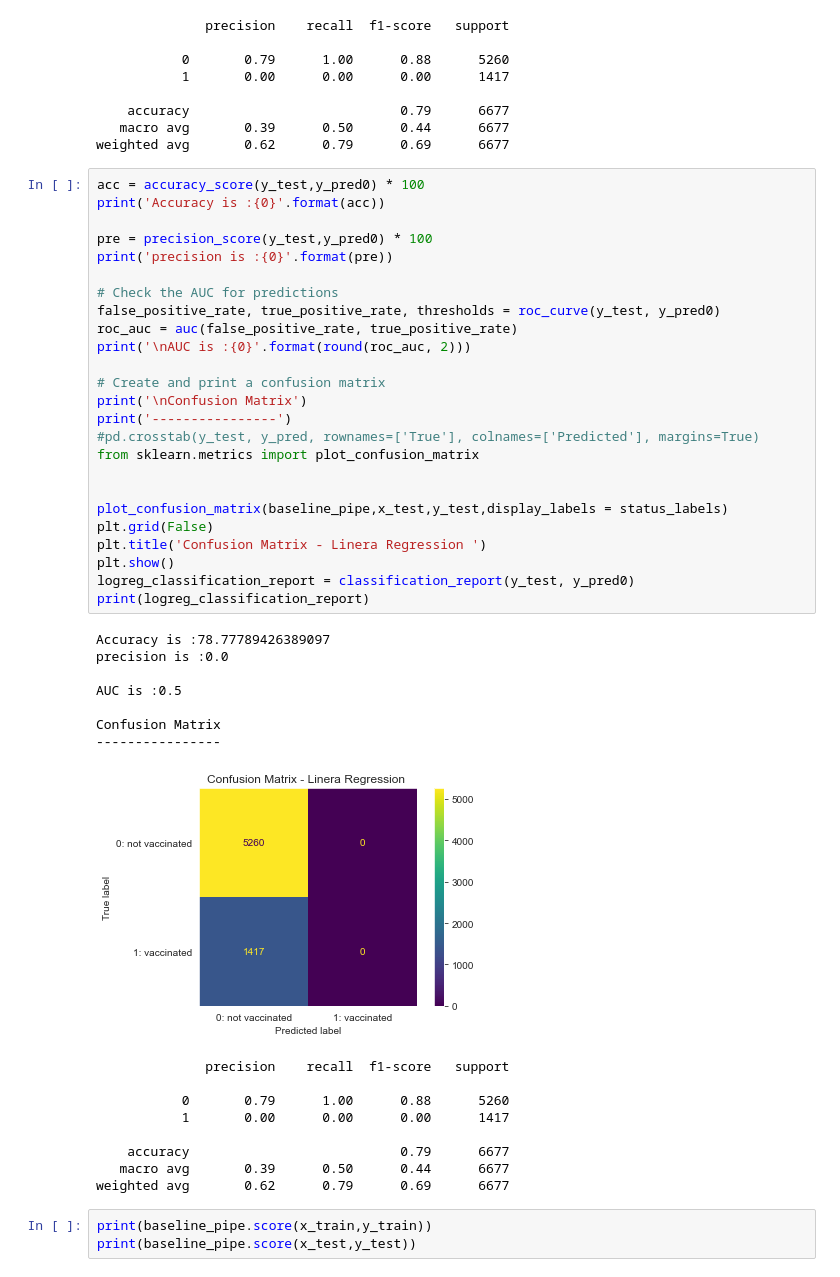
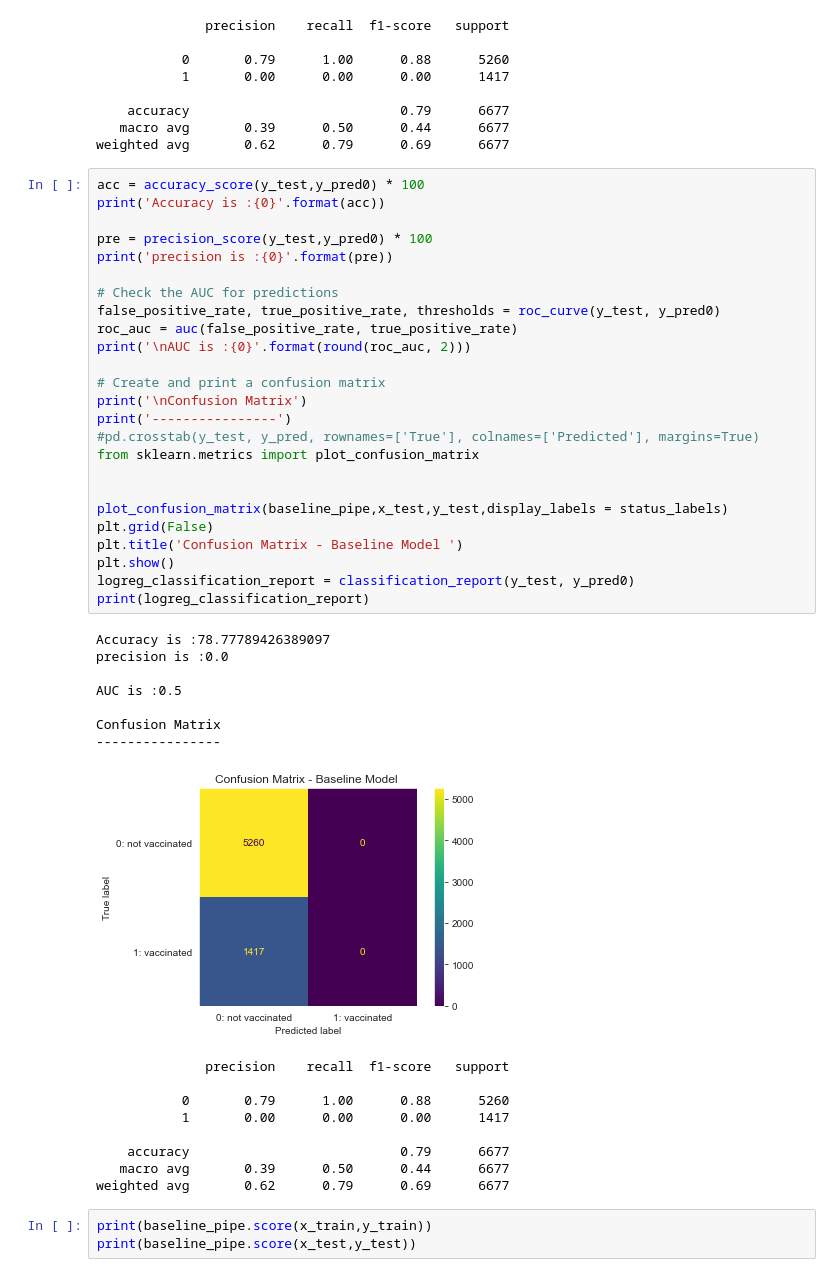
Before and after one commit to seekpinky/dsc-phase-3-project, a Jupyter notebook: Flatiron_phase3_project/Project3_final_draft.ipynb, the cells around one changed output. Cells and saved outputs as stored; diff of their text form.

```diff
--- a/Flatiron_phase3_project/h1n1_all_models_done_need_write_up.ipynb
+++ b/Flatiron_phase3_project/Project3_final_draft.ipynb
@@ -632,35 +640,35 @@ acc = accuracy_score(y_test,y_pred0) * 100
 print('Accuracy is :{0}'.format(acc))
 
 pre = precision_score(y_test,y_pred0) * 100
 print('precision is :{0}'.format(pre))
 
 # Check the AUC for predictions
 false_positive_rate, true_positive_rate, thresholds = roc_curve(y_test, y_pred0)
 roc_auc = auc(false_positive_rate, true_positive_rate)
 print('\nAUC is :{0}'.format(round(roc_auc, 2)))
 
 # Create and print a confusion matrix
 print('\nConfusion Matrix')
 print('----------------')
 #pd.crosstab(y_test, y_pred, rownames=['True'], colnames=['Predicted'], margins=True)
 from sklearn.metrics import plot_confusion_matrix
 
 
 plot_confusion_matrix(baseline_pipe,x_test,y_test,display_labels = status_labels)
 plt.grid(False)
-plt.title('Confusion Matrix - Linera Regression ')
+plt.title('Confusion Matrix - Baseline Model ')
 plt.show()
 logreg_classification_report = classification_report(y_test, y_pred0)
 print(logreg_classification_report)
 # %% [output]
 Accuracy is :78.77789426389097
 precision is :0.0
 
 AUC is :0.5
 
 Confusion Matrix
 ----------------
-[figure, old version]
+[figure, new version]
               precision    recall  f1-score   support
 
            0       0.79      1.00      0.88      5260
```
Also changed, not shown: parts of 26 cells of this notebook, 13 other files.
